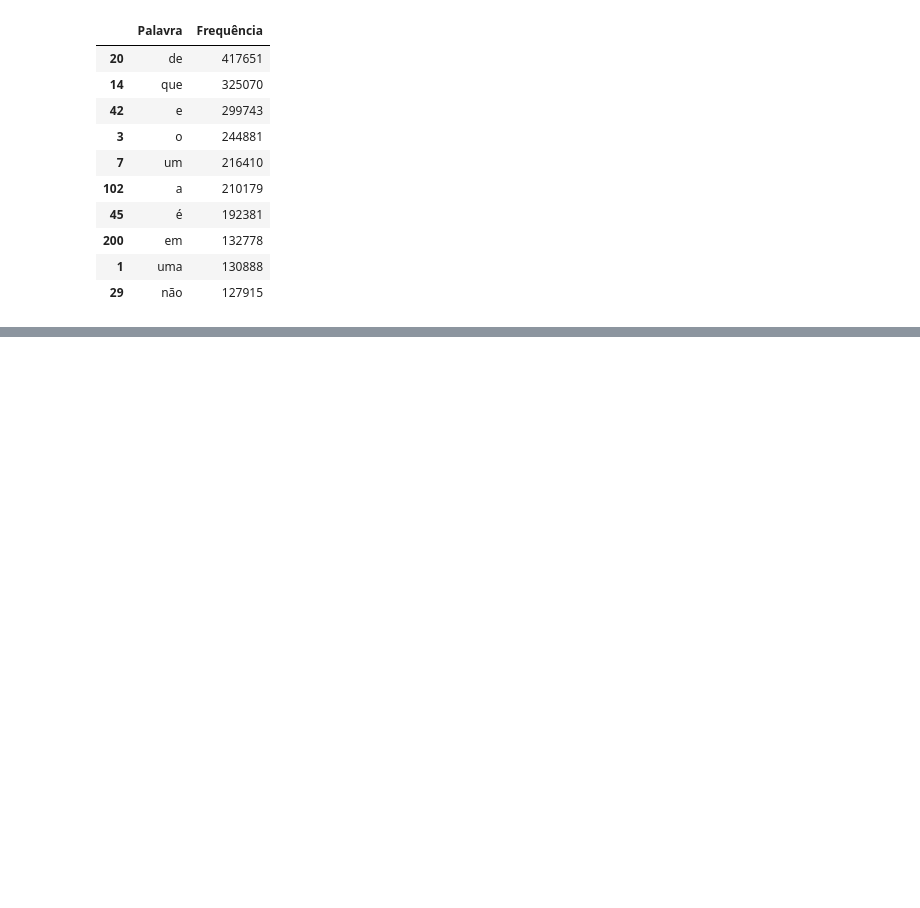
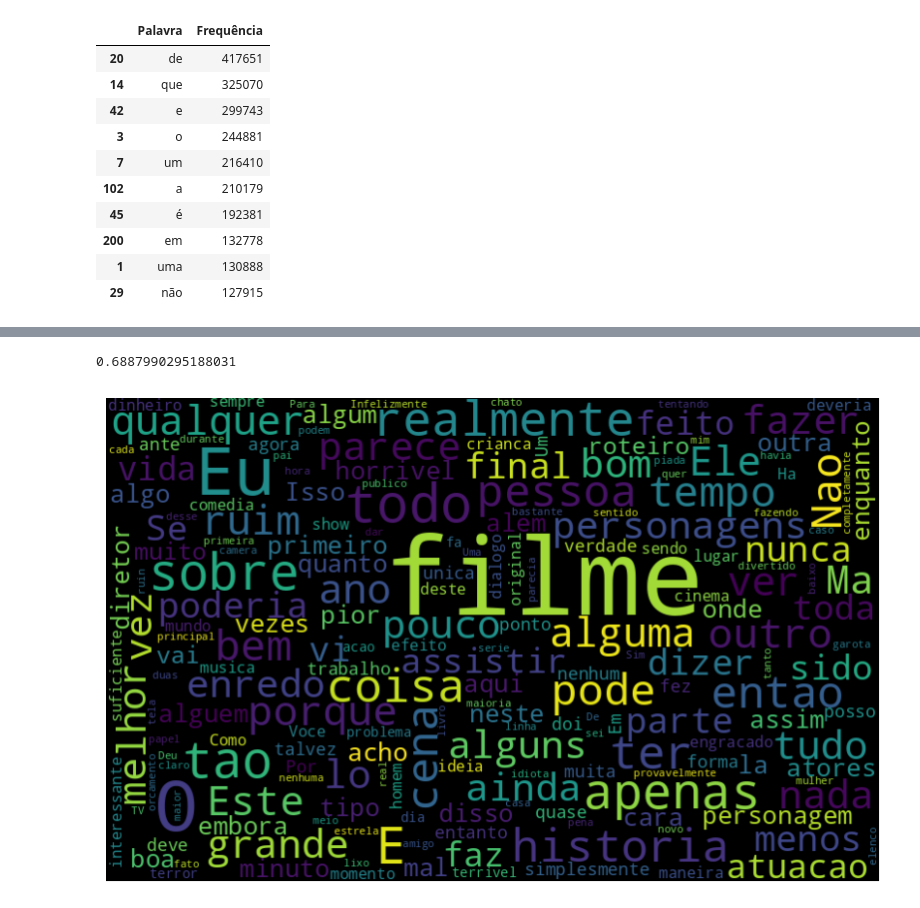
Before and after one commit to ResidenciaTICBrisa/BP-Classificador-de-Propostas, a Jupyter notebook: analise_sentimento/sentimento.ipynb, the cells around one changed output, grey strips where cells are left out. Cells and saved outputs as stored; diff of their text form; code cells hidden in the pictures; blank space fills up the shorter version.

```diff
--- a/analise_sentimento/sentimento.ipynb
+++ b/analise_sentimento/sentimento.ipynb
@@ -158,0 +262,2 @@ df_frequencia.nlargest(columns = "Frequência", n = 10)
+# %%
+sem_acentos = [unidecode.unidecode(texto) for texto in resenha["tratamento_2"]]
@@ -158,0 +290,13 @@ df_frequencia.nlargest(columns = "Frequência", n = 10)
+# %%
+resenha["tratamento_3"] = sem_acentos
+
+frase_processada = list()
+for opiniao in resenha["tratamento_3"]:
+    nova_frase = list()
+    palavras_texto = token_pontuacao.tokenize(opiniao)
+    for palavra in palavras_texto:
+        if palavra not in pontuacao_stopwords:
+            nova_frase.append(palavra)
+    frase_processada.append(' '.join(nova_frase))
+
+resenha["tratamento_3"] = frase_processada
@@ -158,0 +312,9 @@ df_frequencia.nlargest(columns = "Frequência", n = 10)
+# %%
+acuracia_tratamento3 = classificar_texto(resenha, "tratamento_3", "classificacao")
+print(acuracia_tratamento3)
+# %% [output]
+0.6887990295188031
+# %%
+nuvem_palavras_neg(resenha, "tratamento_3")
+# %% [output]
+[figure, added]
```
Also changed, not shown: parts of 42 cells of this notebook.
